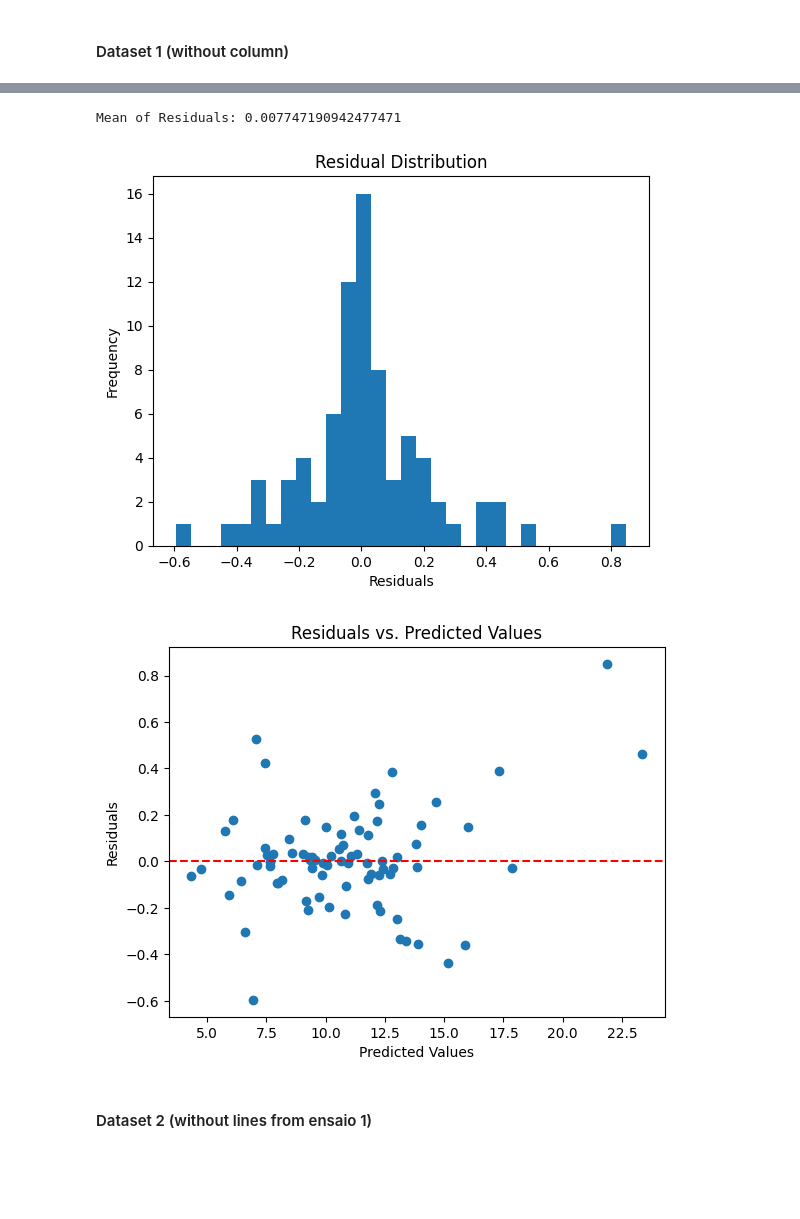
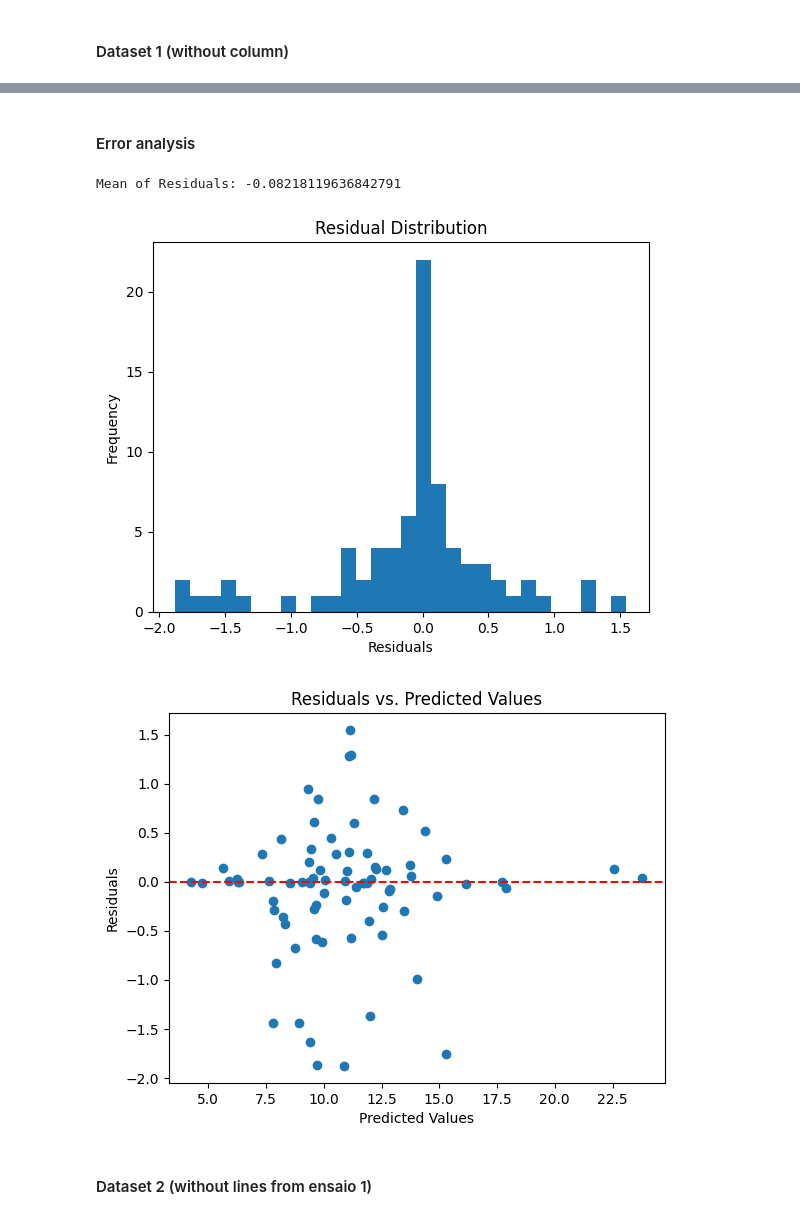
Before and after one commit to Raphael-Marchetti-Calciolari/projects-tcc-imt-2023, a Jupyter notebook: scripts/fixData.ipynb, the cells around one changed output, grey strips where cells are left out. Drawn from its saved outputs; the diff is of its cells as text; code cells hidden in the pictures; blank space fills up the shorter version.

Commit message:
Ajustados dados e persistidos modelos treinados

```diff
--- a/scripts/fixData.ipynb
+++ b/scripts/fixData.ipynb
@@ -183,7 +194,7 @@ Notes:
 exception_list = [y_name]
 
 formula = y_name + ' ~ '
-for i, col in enumerate(df_2_X):
+for i, col in enumerate(df_2_x):
     if (col in exception_list): continue
     if (i == 0): formula += col
     else: formula += f' + {col}'
@@ -232,10 +243,10 @@ from sklearn.svm import SVR
 
 # Create the Support Vector Regressor and fit the data
 svm_model = SVR()
-svm_model.fit(df_2_X, df_2_y)
+svm_model.fit(df_2_x, df_2_y)
 
 
-score = svm_model.score(df_2_X, df_2_y)
+score = svm_model.score(df_2_x, df_2_y)
 print(f'This model is {score*100:.2f}% right')
 # %% [output]
 This model is 56.02% right
@@ -244,29 +293,2 @@ This model is 56.02% right
 # %% [markdown]
 #### Dataset 1 (without column)
-# %%
-from sklearn.neural_network import MLPRegressor
-
-tries = int(1e2)
-max_score = 0
-best_model = ''
-
-for i in range(tries):
-    if (i%25 == 0): print(f'Progress: {i/tries*100:.2f}%')
-    # Create the MLPRegressor with multiple hidden layers and more hidden units
-    mlp = MLPRegressor(
-        hidden_layer_sizes=[50, 50, 50],
-        activation='logistic',
-        max_iter=int(1e4))
-
-    # Train the neural network
-    mlp.fit(df_1_X, df_1_y)
-
-    # Make predictions on the test set
-    y_pred = mlp.predict(df_1_X)
-
-    score = mlp.score(df_1_X, df_1_y)
-    if (max_score < score):
-        max_score = score
-        best_model = mlp
-
-print(f'Is {max_score*100:.2f}% right')
@@ -278,0 +295,10 @@ Is 99.60% right
+# %%
+regressor = MLPRegressor_iterator()
+best_model = regressor.train(
+    1000,
+    [20, 20, 20],
+    df_1_x, df_1_y,
+    True
+)
+
+# save_instance(best_model, 'df_1_mlpr')
@@ -279,24 +323,26 @@ Is 99.60% right
+# %% [markdown]
+#### Error analysis
 # %%
-residuals = df_1_y - best_model.predict(df_1_X)
+residuals = df_1_y - best_model.predict(df_1_x)
 mean_residuals = np.mean(residuals)
 print("Mean of Residuals:", mean_residuals)
 # Plot histogram of residuals
 plt.hist(residuals, bins=30)
 plt.xlabel("Residuals")
 plt.ylabel("Frequency")
 plt.title("Residual Distribution")
 plt.show()
 # %% [output]
-Mean of Residuals: 0.007747190942477471
+Mean of Residuals: -0.08218119636842791
-[figure, old version]
+[figure, new version]
 # %%
-plt.scatter(best_model.predict(df_1_X), residuals)
+plt.scatter(best_model.predict(df_1_x), residuals)
 plt.axhline(y=0, color='r', linestyle='--')
 plt.xlabel("Predicted Values")
 plt.ylabel("Residuals")
 plt.title("Residuals vs. Predicted Values")
 plt.show()
 # %% [output]
-[figure, old version]
+[figure, new version]
 # %% [markdown]
 #### Dataset 2 (without lines from ensaio 1)
```
Also changed, not shown: parts of 19 cells of this notebook, 2 other files.
